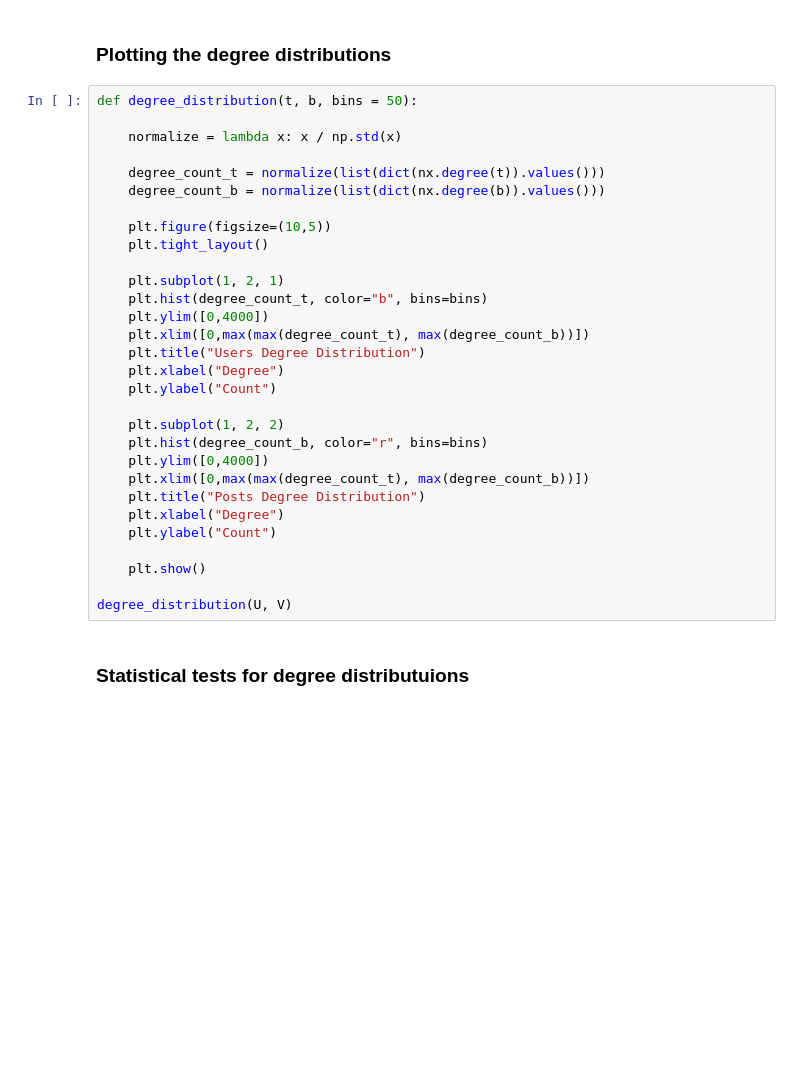
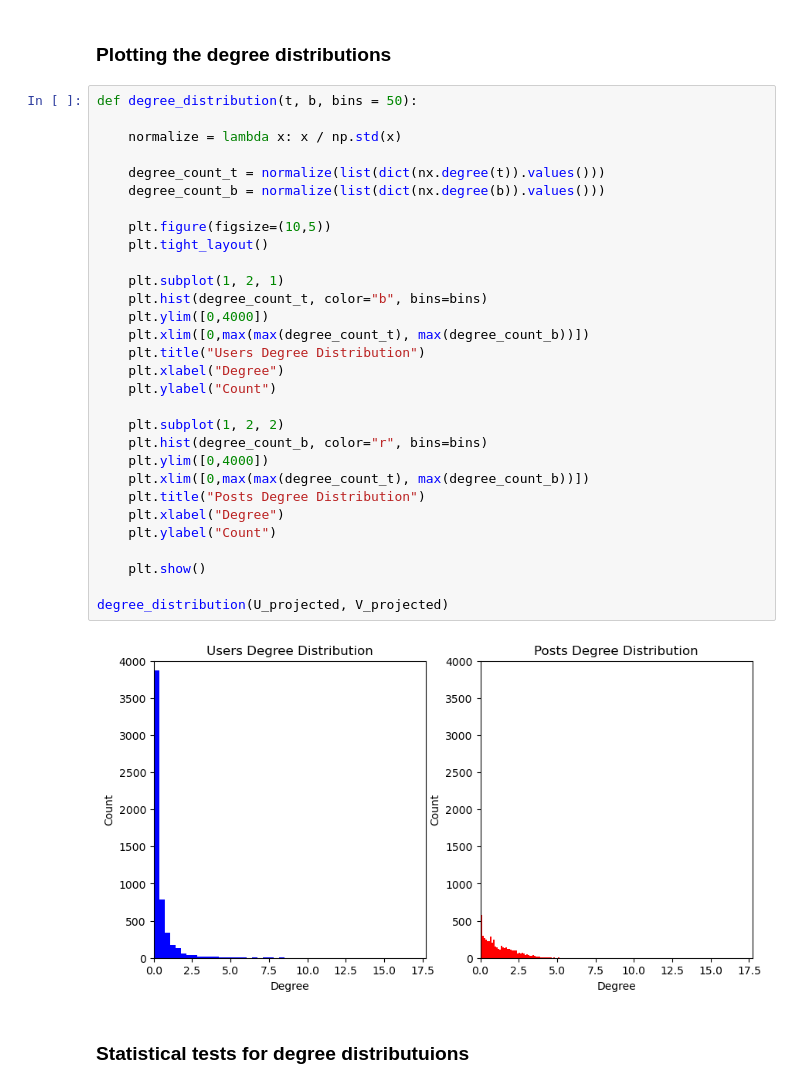
Before and after one commit to eskehaack/SGI_exam_project, a Jupyter notebook: helper_notebook.ipynb, the cells around one changed output. Drawn from its saved outputs; the diff is of its cells as text; blank space fills up the shorter version.

```diff
--- a/helper_notebook.ipynb
+++ b/helper_notebook.ipynb
@@ -343,33 +341,35 @@ FileNotFoundError: [Errno 2] No such file or directory: '210_node_bi_graph_v2.pk
 # %%
 def degree_distribution(t, b, bins = 50):
 
     normalize = lambda x: x / np.std(x)
 
     degree_count_t = normalize(list(dict(nx.degree(t)).values()))
     degree_count_b = normalize(list(dict(nx.degree(b)).values()))
 
     plt.figure(figsize=(10,5))
     plt.tight_layout()
 
     plt.subplot(1, 2, 1)
     plt.hist(degree_count_t, color="b", bins=bins)
     plt.ylim([0,4000])
     plt.xlim([0,max(max(degree_count_t), max(degree_count_b))])
     plt.title("Users Degree Distribution")
     plt.xlabel("Degree")
     plt.ylabel("Count")
 
     plt.subplot(1, 2, 2)
     plt.hist(degree_count_b, color="r", bins=bins)
     plt.ylim([0,4000])
     plt.xlim([0,max(max(degree_count_t), max(degree_count_b))])
     plt.title("Posts Degree Distribution")
     plt.xlabel("Degree")
     plt.ylabel("Count")
 
     plt.show()
 
-degree_distribution(U, V)
+degree_distribution(U_projected, V_projected)
+# %% [output]
+[figure, added]
 # %% [markdown]
 ### Statistical tests for degree distributuions
 # %%
```
Also changed, not shown: parts of 20 cells of this notebook.
